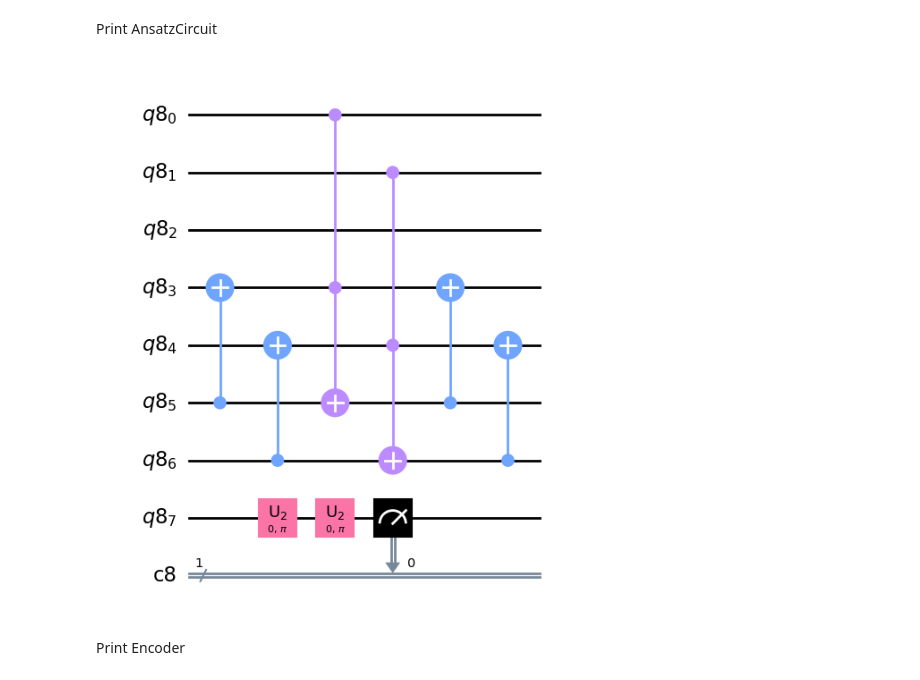
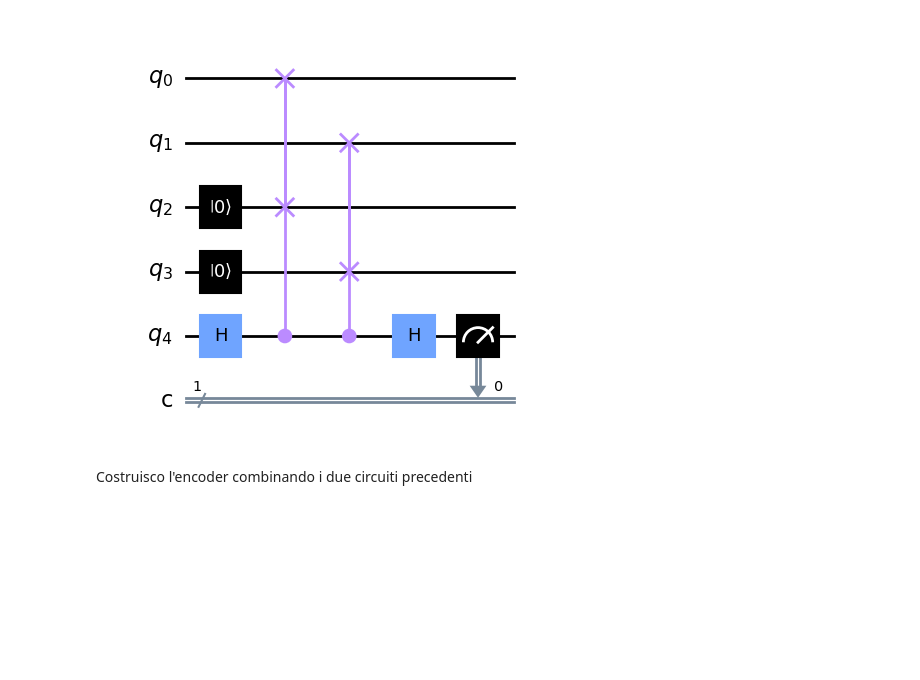
Before and after one commit to mattia-robbiano/quantum-autoencoder, a Jupyter notebook: main.ipynb, the cells around one changed output. Drawn from its saved outputs; the diff is of its cells as text; code cells hidden in the pictures; blank space fills up the shorter version.

```diff
--- a/main.ipynb
+++ b/main.ipynb
@@ -24,21 +33,31 @@ def AnsatzBuilder(QubitNumber, Depth):
 # %%
-def SwaptestBuilder(InputStateDimension, TrashQubitNumber):
-    QubitNumber = InputStateDimension + TrashQubitNumber + 1
-    QuantReg = QuantumRegister(QubitNumber)
-    ClassReg = ClassicalRegister(1)
+def SwaptestBuilder(TrashSpaceDimension):
+    QubitNumber = 2*TrashSpaceDimension + 1
+    QuantReg = QuantumRegister(QubitNumber,"q")
+    ClassReg = ClassicalRegister(1,"c")
     SwaptestCircuit = QuantumCircuit(QuantReg, ClassReg)
-    AuxilaryQubitLable = InputStateDimension+TrashQubitNumber #+1 (for auxiliary qubit) -1 (because of 0 indexing)
+    AuxiliaryQubitLable = QubitNumber-1
+
+    #INITIALIZE REFERENCE QUBITS TO 0
+    for i in range(TrashSpaceDimension,2*TrashSpaceDimension): SwaptestCircuit.reset(i)
 
     #H GATE ON AUXILIARY QUBIT
-    SwaptestCircuit.h(AuxilaryQubitLable)
+    SwaptestCircuit.h(AuxiliaryQubitLable)
     #CSWAP GATES BETWEEN TRASH AND REFERENCE QUBITS TARGETING AUXILIARY QUBIT
-    for i in range(TrashQubitNumber):
-        SwaptestCircuit.cswap(i, InputStateDimension-TrashQubitNumber+i, InputStateDimension+i)
+    for i in range(TrashSpaceDimension):
+        SwaptestCircuit.cswap(AuxiliaryQubitLable, i, TrashSpaceDimension+i)
     #H GATE ON AUXILIARY QUBIT
-    SwaptestCircuit.h(AuxilaryQubitLable)
-    SwaptestCircuit.measure(AuxilaryQubitLable, ClassReg[0])
+    SwaptestCircuit.h(AuxiliaryQubitLable)
+    SwaptestCircuit.measure(AuxiliaryQubitLable, ClassReg[0])
 
     return SwaptestCircuit
+# %%
+Swaptest = SwaptestBuilder(2)
+Swaptest.draw("mpl")
+# %% [output]
+[figure, added]
+# %% [markdown]
+Costruisco l'encoder combinando i due circuiti precedenti
 # %%
 def EncoderBuilder(InputStateDimension, EncodedStateDimension, Depth):
     #Calculate dimension of spaces
@@ -61,13 +80,4 @@ def EncoderBuilder(InputStateDimension, EncodedStateDimension, Depth):
 
     return Circuit
-# %% [markdown]
-Print AnsatzCircuit
-# %%
-Swaptest = SwaptestBuilder(5,2)
-Swaptest.decompose().draw("mpl")
-# %% [output]
-[figure, removed]
-# %% [markdown]
-Print Encoder
 # %%
 Encoder = EncoderBuilder(5,3,5)
```
Also changed, not shown: parts of 9 cells of this notebook.
